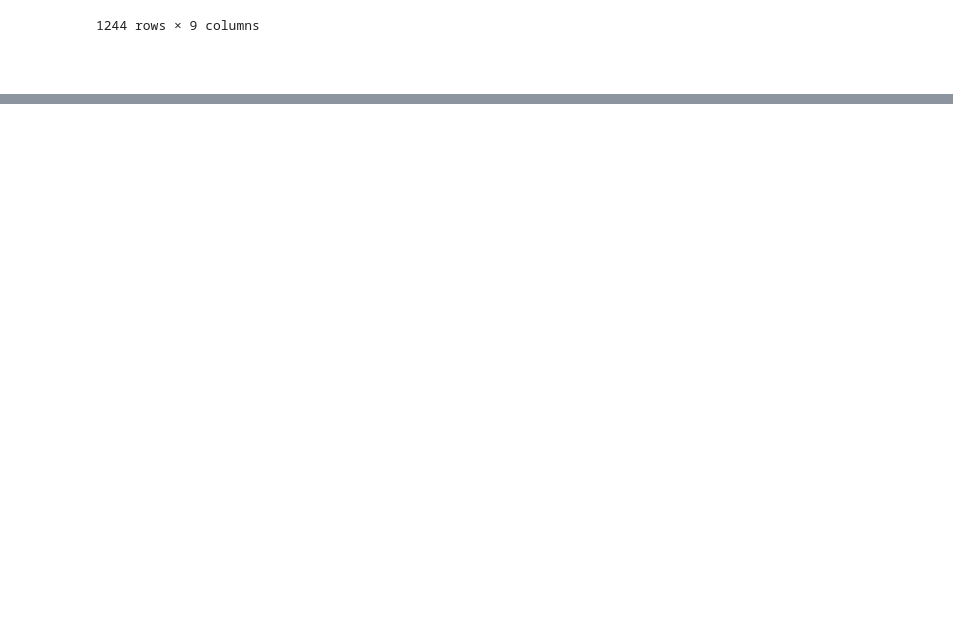
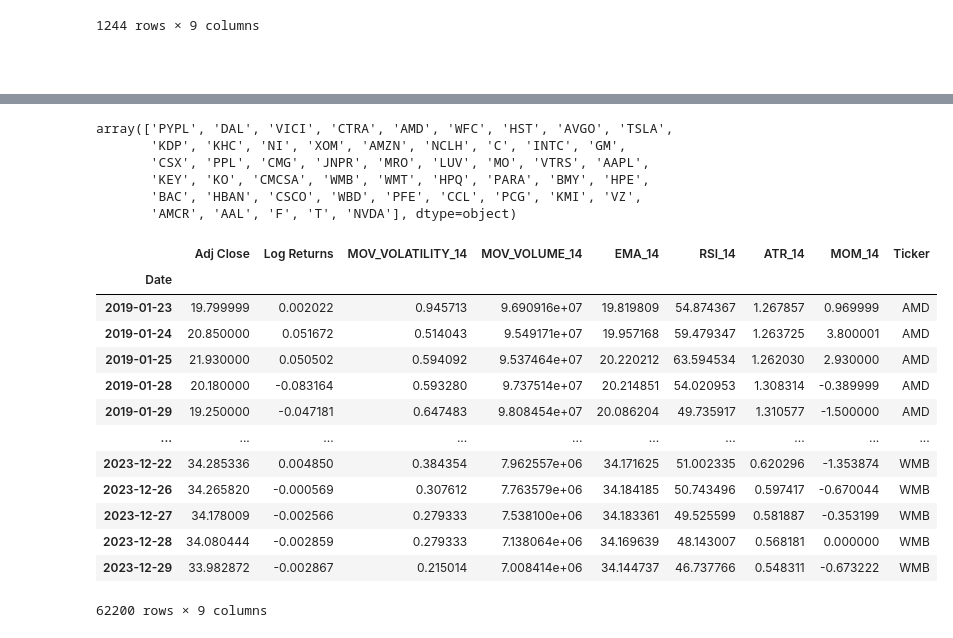
Before and after one commit to GB-Navarro/projeto_final_fin_quant_fea_dev, a Jupyter notebook: projeto_final_fin_quant.ipynb, the cells around one changed output, grey strips where cells are left out. Cells and saved outputs as stored; diff of their text form; code cells hidden in the pictures; blank space fills up the shorter version.

Commit message:
add: a filter that selects a certain number of tickers has been added

```diff
--- a/projeto_final_fin_quant.ipynb
+++ b/projeto_final_fin_quant.ipynb
@@ -85,9 +85,11 @@ end_date = datetime(2023,12,30).date()
 
 # Cria um dicionário para guardar alguns parâmetros importantes para a coleta de dados.
 setup = {
-    "tickets": sp500_tickets,
+    "tickers": sp500_tickets,
     "start_date": start_date,
-    "end_date": end_date
+    "end_date": end_date,
+    # Número de tickers com maior "V Value" que serão utilizados no treinamento do modelo LSTM.
+    "tickers_to_select": 50
 }
 # %% [markdown]
 ### *Obtendo dados dos tickers via yfinance (Open, High, Low, Close, Adj Close, Volume)*
@@ -98,10 +100,10 @@ setup = {
 '''
 
 # Cria um array que guardará os DataFrames que contém os dados referentes a cada um dos tickers presentes na variável de configuração setup.
-data_array = np.empty(len(sp500_tickets), dtype=object)
+data_array = np.empty(len(setup['tickers']), dtype=object)
 
 # Itera sobre cada um dos tickers presentes na variável de configuração setup.
-for i, ticker in enumerate(sp500_tickets):
+for i, ticker in enumerate(setup['tickers']):
     # Faz o download dos dados do ticker em questão
     ticker_data = yf.download(ticker, setup['start_date'], setup['end_date'])
     # Adiciona um nome ao DataFrame do ticker em questão.
@@ -491,0 +531,6 @@ dfs[0]
+# %%
+# Ordena o DataFrame 'results' com base na coluna 'V_Value' em ordem crescente.
+results = results.sort_values(by="V_Value")
+
+# Exibe o DataFrame ordenado.
+results
@@ -491,0 +552,42 @@ dfs[0]
+# %%
+# Seleciona os últimos 'tickers_to_select' valores da coluna 'Ticker' do DataFrame 'results'e converte esses valores em um array NumPy.
+# Lembre que 'setup['tickers_to_select']' define o número de tickers a serem selecionados.
+selected_tickers = results.tail(setup['tickers_to_select'])['Ticker'].to_numpy()
+
+# Exibe o array de tickers selecionados.
+selected_tickers
+# %% [output]
+array(['PYPL', 'DAL', 'VICI', 'CTRA', 'AMD', 'WFC', 'HST', 'AVGO', 'TSLA',
+       'KDP', 'KHC', 'NI', 'XOM', 'AMZN', 'NCLH', 'C', 'INTC', 'GM',
+       'CSX', 'PPL', 'CMG', 'JNPR', 'MRO', 'LUV', 'MO', 'VTRS', 'AAPL',
+       'KEY', 'KO', 'CMCSA', 'WMB', 'WMT', 'HPQ', 'PARA', 'BMY', 'HPE',
+       'BAC', 'HBAN', 'CSCO', 'WBD', 'PFE', 'CCL', 'PCG', 'KMI', 'VZ',
+       'AMCR', 'AAL', 'F', 'T', 'NVDA'], dtype=object)
+# %%
+# Cria um DataFrame vazio para armazenar o resultado final (concatenação dos DataFrames selecionados).
+data = pd.DataFrame({})
+
+# Itera sobre cada um dos DataFrames da variável "dfs".
+for df in dfs:
+    # Verifica se o nome do DataFrame está na lista de tickers selecionados.
+    if df.name in selected_tickers:
+        # Concatena o DataFrame atual ao DataFrame 'data', acumulando os DataFrames que possuem nomes de tickers selecionado.s
+        data = pd.concat([data, df])
+
+# Exibe o resultado obtido.
+data
+# %% [output]
+|  | Adj Close | Log Returns | MOV_VOLATILITY_14 | MOV_VOLUME_14 | EMA_14 | RSI_14 | ATR_14 | MOM_14 | Ticker |
+| Date |  |  |  |  |  |  |  |  |  |
+| 2019-01-23 | 19.799999 | 0.002022 | 0.945713 | 9.690916e+07 | 19.819809 | 54.874367 | 1.267857 | 0.969999 | AMD |
+| 2019-01-24 | 20.850000 | 0.051672 | 0.514043 | 9.549171e+07 | 19.957168 | 59.479347 | 1.263725 | 3.800001 | AMD |
+| 2019-01-25 | 21.930000 | 0.050502 | 0.594092 | 9.537464e+07 | 20.220212 | 63.594534 | 1.262030 | 2.930000 | AMD |
+| 2019-01-28 | 20.180000 | -0.083164 | 0.593280 | 9.737514e+07 | 20.214851 | 54.020953 | 1.308314 | -0.389999 | AMD |
+| 2019-01-29 | 19.250000 | -0.047181 | 0.647483 | 9.808454e+07 | 20.086204 | 49.735917 | 1.310577 | -1.500000 | AMD |
+| ... | ... | ... | ... | ... | ... | ... | ... | ... | ... |
+| 2023-12-22 | 34.285336 | 0.004850 | 0.384354 | 7.962557e+06 | 34.171625 | 51.002335 | 0.620296 | -1.353874 | WMB |
+| 2023-12-26 | 34.265820 | -0.000569 | 0.307612 | 7.763579e+06 | 34.184185 | 50.743496 | 0.597417 | -0.670044 | WMB |
+| 2023-12-27 | 34.178009 | -0.002566 | 0.279333 | 7.538100e+06 | 34.183361 | 49.525599 | 0.581887 | -0.353199 | WMB |
+| 2023-12-28 | 34.080444 | -0.002859 | 0.279333 | 7.138064e+06 | 34.169639 | 48.143007 | 0.568181 | 0.000000 | WMB |
+| 2023-12-29 | 33.982872 | -0.002867 | 0.215014 | 7.008414e+06 | 34.144737 | 46.737766 | 0.548311 | -0.673222 | WMB |
+62200 rows × 9 columns
```
Also changed, not shown: parts of 7 cells of this notebook.
